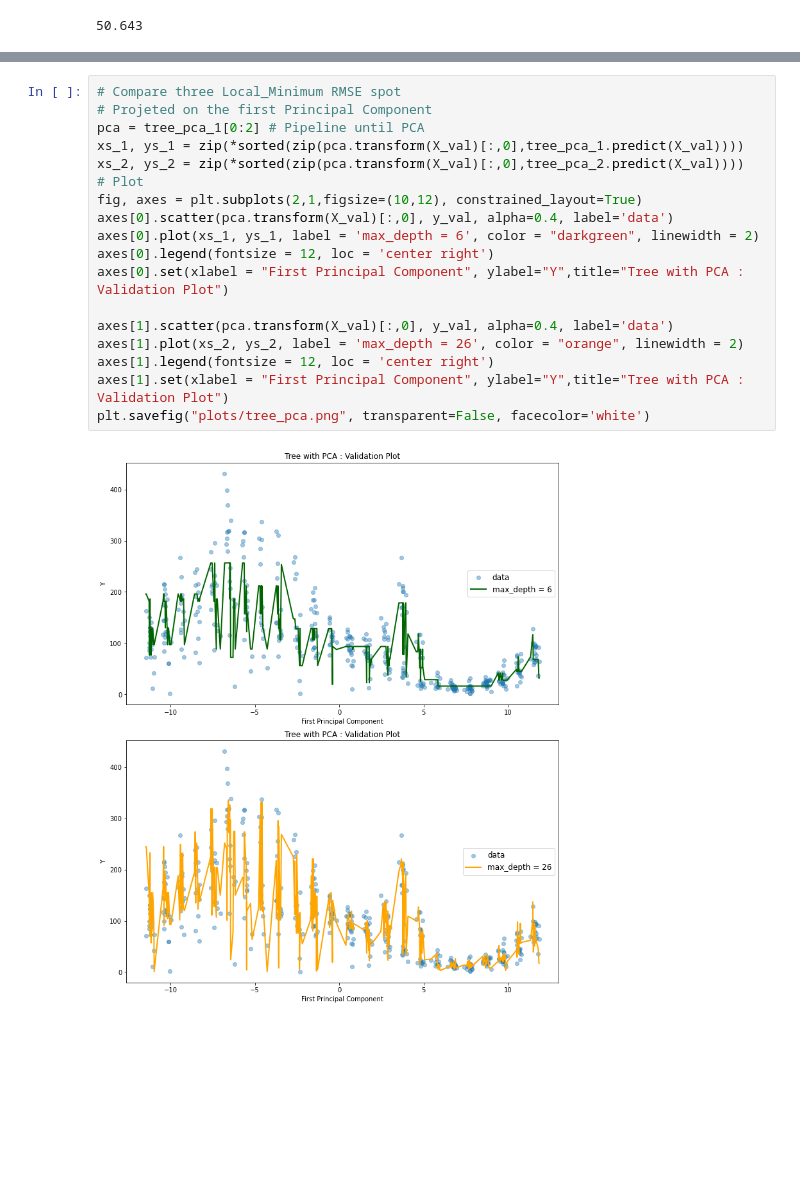
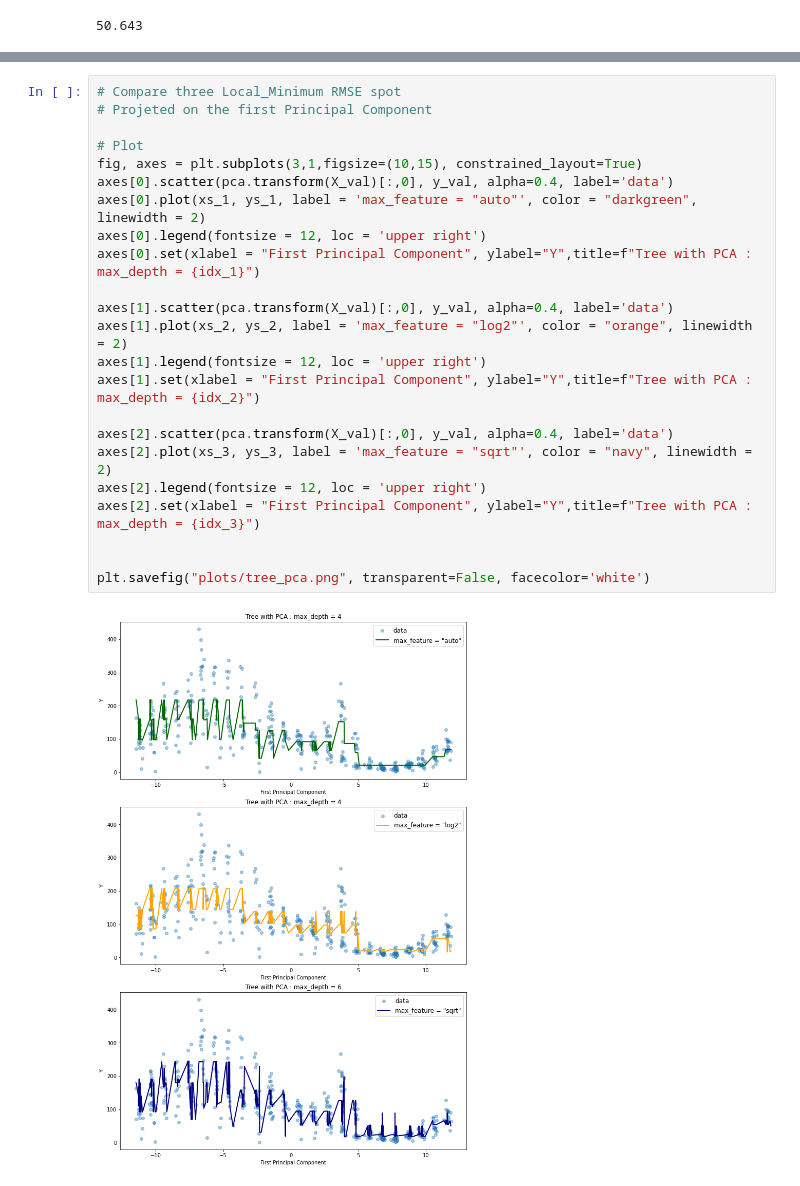
Before and after one commit to ddangchani/project_ddareungi, a Jupyter notebook: Tree.ipynb, the cells around one changed output, grey strips where cells are left out. Cells and saved outputs as stored; diff of their text form; blank space fills up the shorter version.

Commit message:
Add : Tree note

```diff
--- a/Tree.ipynb
+++ b/Tree.ipynb
@@ -195,20 +186,25 @@ plt.savefig("plots/GridSearch_TreewithPCA.png", facecolor = 'white', transparent
 # %%
 # Compare three Local_Minimum RMSE spot
 # Projeted on the first Principal Component
-pca = tree_pca_1[0:2] # Pipeline until PCA
-xs_1, ys_1 = zip(*sorted(zip(pca.transform(X_val)[:,0],tree_pca_1.predict(X_val))))
-xs_2, ys_2 = zip(*sorted(zip(pca.transform(X_val)[:,0],tree_pca_2.predict(X_val))))
+
 # Plot
-fig, axes = plt.subplots(2,1,figsize=(10,12), constrained_layout=True)
+fig, axes = plt.subplots(3,1,figsize=(10,15), constrained_layout=True)
 axes[0].scatter(pca.transform(X_val)[:,0], y_val, alpha=0.4, label='data')
-axes[0].plot(xs_1, ys_1, label = 'max_depth = 6', color = "darkgreen", linewidth = 2)
-axes[0].legend(fontsize = 12, loc = 'center right')
-axes[0].set(xlabel = "First Principal Component", ylabel="Y",title="Tree with PCA : Validation Plot")
+axes[0].plot(xs_1, ys_1, label = 'max_feature = "auto"', color = "darkgreen", linewidth = 2)
+axes[0].legend(fontsize = 12, loc = 'upper right')
+axes[0].set(xlabel = "First Principal Component", ylabel="Y",title=f"Tree with PCA : max_depth = {idx_1}")
 
 axes[1].scatter(pca.transform(X_val)[:,0], y_val, alpha=0.4, label='data')
-axes[1].plot(xs_2, ys_2, label = 'max_depth = 26', color = "orange", linewidth = 2)
-axes[1].legend(fontsize = 12, loc = 'center right')
-axes[1].set(xlabel = "First Principal Component", ylabel="Y",title="Tree with PCA : Validation Plot")
+axes[1].plot(xs_2, ys_2, label = 'max_feature = "log2"', color = "orange", linewidth = 2)
+axes[1].legend(fontsize = 12, loc = 'upper right')
+axes[1].set(xlabel = "First Principal Component", ylabel="Y",title=f"Tree with PCA : max_depth = {idx_2}")
+
+axes[2].scatter(pca.transform(X_val)[:,0], y_val, alpha=0.4, label='data')
+axes[2].plot(xs_3, ys_3, label = 'max_feature = "sqrt"', color = "navy", linewidth = 2)
+axes[2].legend(fontsize = 12, loc = 'upper right')
+axes[2].set(xlabel = "First Principal Component", ylabel="Y",title=f"Tree with PCA : max_depth = {idx_3}")
+
+
 plt.savefig("plots/tree_pca.png", transparent=False, facecolor='white')
 # %% [output]
-[figure, old version]
+[figure, new version]
```
Also changed, not shown: parts of 9 cells of this notebook.
